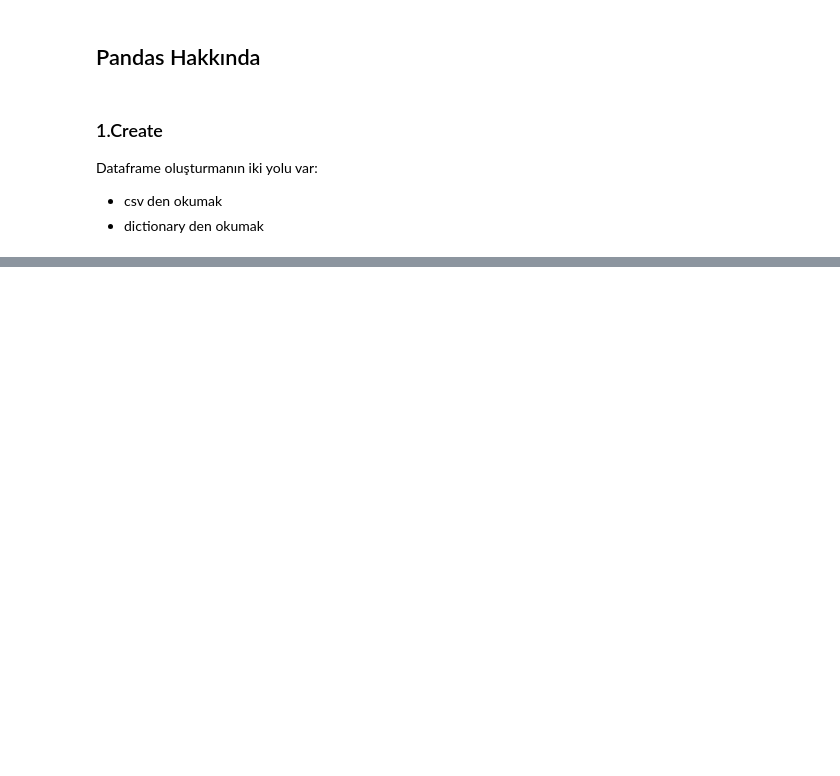
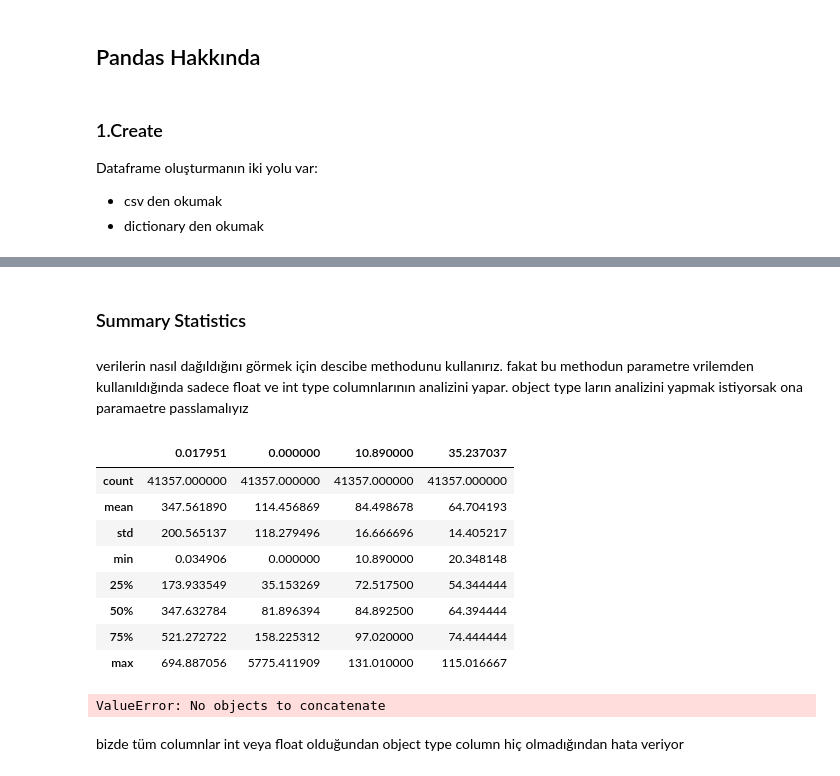
Before and after one commit to ismailcakmak/ml-workbook, a Jupyter notebook: worksheet.ipynb, the cells around one changed output, grey strips where cells are left out. Saved outputs shown, nothing was run; the diff lists cells and outputs as text; code cells hidden in the pictures; blank space fills up the shorter version.

```diff
--- a/worksheet.ipynb
+++ b/worksheet.ipynb
@@ -449,0 +510,22 @@ NameError: name 'pd' is not defined
+# %% [markdown]
+### Summary Statistics
+# %% [markdown]
+verilerin nasıl dağıldığını görmek için descibe methodunu kullanırız. fakat bu methodun parametre vrilemden kullanıldığında sadece float ve int type columnlarının analizini yapar. object type ların analizini yapmak istiyorsak ona paramaetre passlamalıyız
+# %%
+df.describe()
+# %% [output]
+|  | 0.017951 | 0.000000 | 10.890000 | 35.237037 |
+| count | 41357.000000 | 41357.000000 | 41357.000000 | 41357.000000 |
+| mean | 347.561890 | 114.456869 | 84.498678 | 64.704193 |
+| std | 200.565137 | 118.279496 | 16.666696 | 14.405217 |
+| min | 0.034906 | 0.000000 | 10.890000 | 20.348148 |
+| 25% | 173.933549 | 35.153269 | 72.517500 | 54.344444 |
+| 50% | 347.632784 | 81.896394 | 84.892500 | 64.394444 |
+| 75% | 521.272722 | 158.225312 | 97.020000 | 74.444444 |
+| max | 694.887056 | 5775.411909 | 131.010000 | 115.016667 |
+# %%
+df.describe(include='object')
+# %% [output]
+ValueError: No objects to concatenate
+# %% [markdown]
+bizde tüm columnlar int veya float olduğundan object type column hiç olmadığından hata veriyor
```
Also changed, not shown: parts of 11 cells of this notebook, 3 other files.
